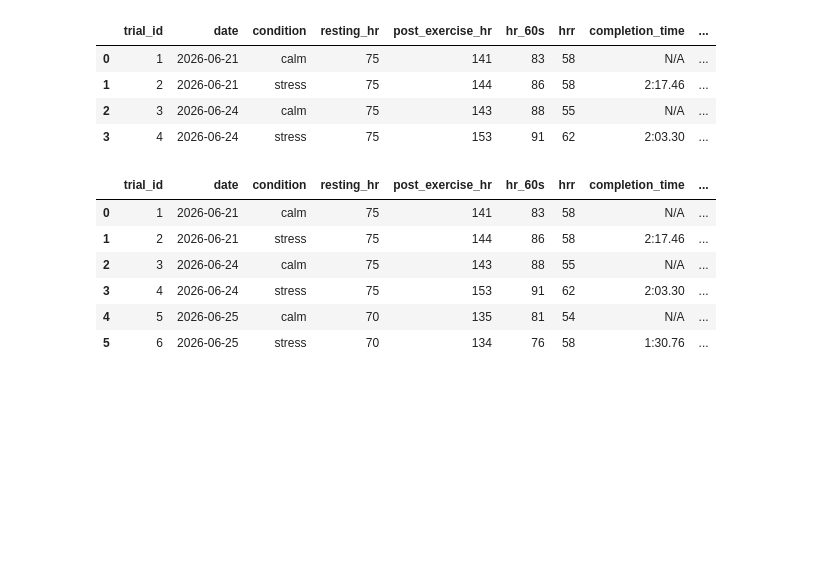
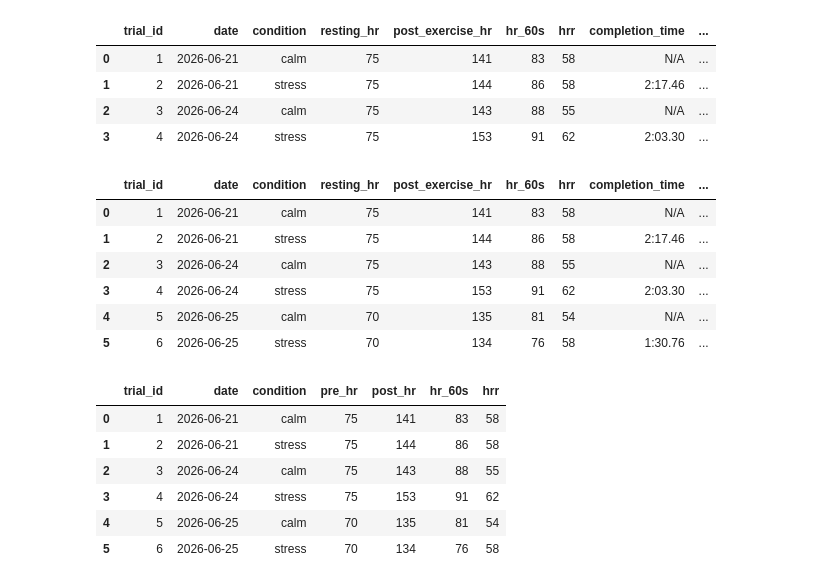
Before and after one commit to ctyy7/hrr-research-project, a Jupyter notebook: notebooks/01_create_research_table.ipynb, the cells around one changed output. Drawn from its saved outputs; the diff is of its cells as text; code cells hidden in the pictures; blank space fills up the shorter version.

Commit message:
Add HRR dataset for trials 1 to 6

```diff
--- a/notebooks/01_create_research_table.ipynb
+++ b/notebooks/01_create_research_table.ipynb
@@ -427,3 +427,20 @@ df
 | 3 | 4 | 2026-06-24 | stress | 75 | 153 | 91 | 62 | 2:03.30 | ... |
 | 4 | 5 | 2026-06-25 | calm | 70 | 135 | 81 | 54 | N/A | ... |
 | 5 | 6 | 2026-06-25 | stress | 70 | 134 | 76 | 58 | 1:30.76 | ... |
+# %%
+import pandas as pd
+from pathlib import Path
+
+project_root = Path.cwd().parent if Path.cwd().name == "notebooks" else Path.cwd()
+
+df = pd.read_csv(project_root / "data" / "hrr_data.csv")
+
+df
+# %% [output]
+|  | trial_id | date | condition | pre_hr | post_hr | hr_60s | hrr |
+| 0 | 1 | 2026-06-21 | calm | 75 | 141 | 83 | 58 |
+| 1 | 2 | 2026-06-21 | stress | 75 | 144 | 86 | 58 |
+| 2 | 3 | 2026-06-24 | calm | 75 | 143 | 88 | 55 |
+| 3 | 4 | 2026-06-24 | stress | 75 | 153 | 91 | 62 |
+| 4 | 5 | 2026-06-25 | calm | 70 | 135 | 81 | 54 |
+| 5 | 6 | 2026-06-25 | stress | 70 | 134 | 76 | 58 |
```
Also changed, not shown: parts of 1 cell of this notebook, 1 other file.
